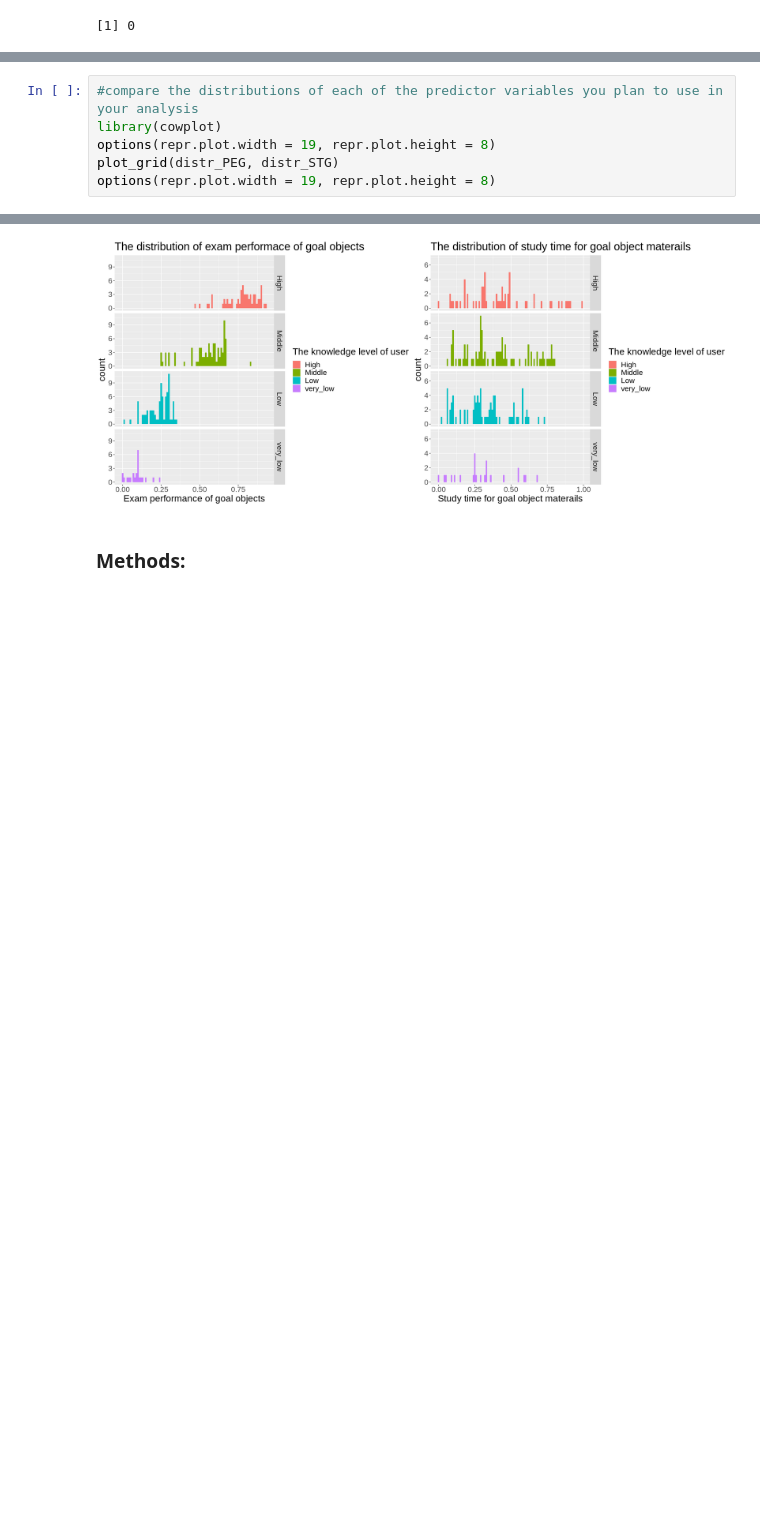
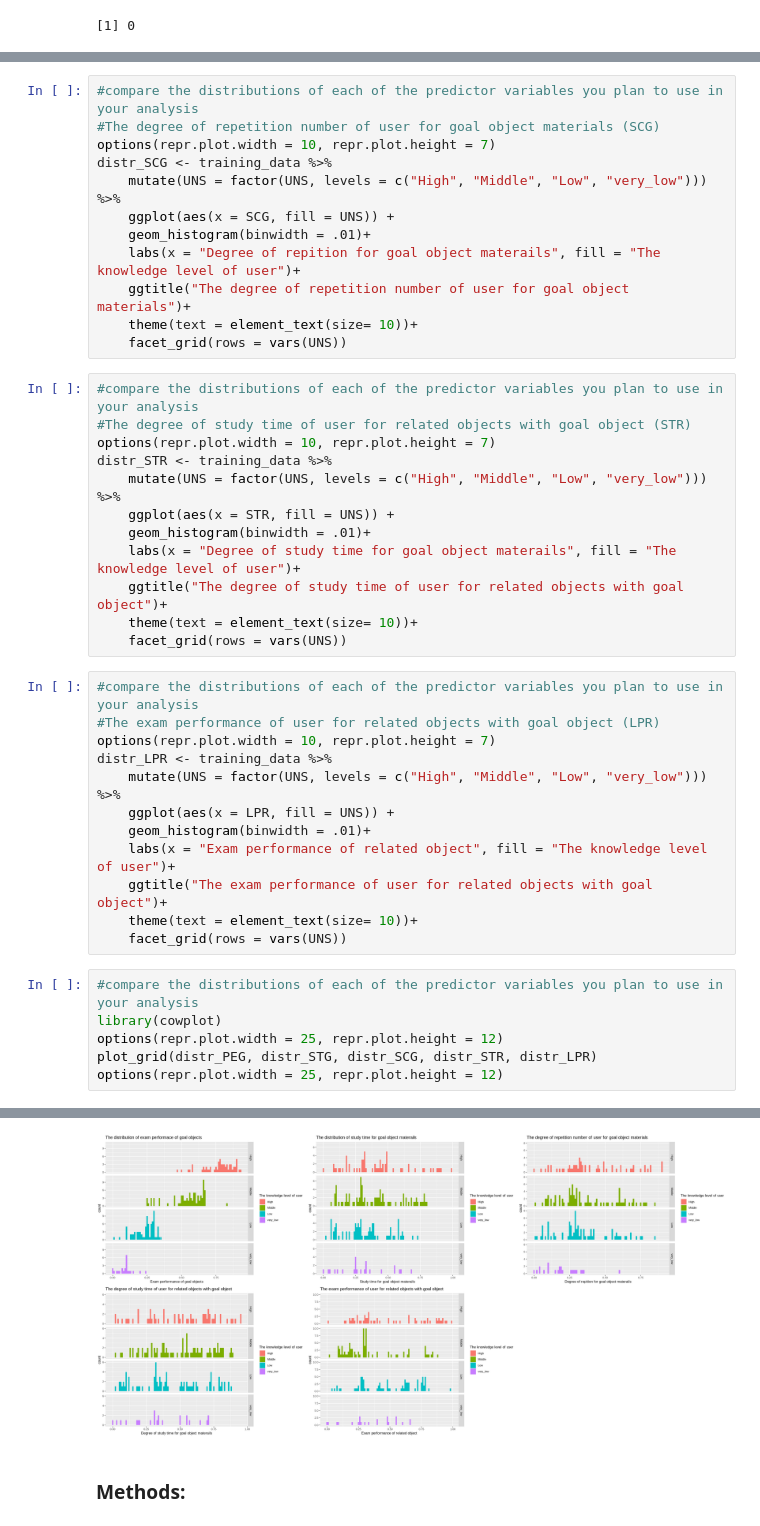
Before and after one commit to namyasharmaa/DSCI-100-Project, a Jupyter notebook: project_proposal.ipynb, the cells around one changed output, grey strips where cells are left out. Cells and saved outputs as stored; diff of their text form; blank space fills up the shorter version.

```diff
--- a/project_proposal.ipynb
+++ b/project_proposal.ipynb
@@ -258,7 +124,43 @@ distr_STG
+# %%
+#compare the distributions of each of the predictor variables you plan to use in your analysis
+#The degree of repetition number of user for goal object materials (SCG)
+options(repr.plot.width = 10, repr.plot.height = 7)
+distr_SCG <- training_data %>%
+    mutate(UNS = factor(UNS, levels = c("High", "Middle", "Low", "very_low"))) %>%
+    ggplot(aes(x = SCG, fill = UNS)) +
+    geom_histogram(binwidth = .01)+
+    labs(x = "Degree of repition for goal object materails", fill = "The knowledge level of user")+
+    ggtitle("The degree of repetition number of user for goal object materials")+
+    theme(text = element_text(size= 10))+
+    facet_grid(rows = vars(UNS))
+# %%
+#compare the distributions of each of the predictor variables you plan to use in your analysis
+#The degree of study time of user for related objects with goal object (STR)
+options(repr.plot.width = 10, repr.plot.height = 7)
+distr_STR <- training_data %>%
+    mutate(UNS = factor(UNS, levels = c("High", "Middle", "Low", "very_low"))) %>%
+    ggplot(aes(x = STR, fill = UNS)) +
+    geom_histogram(binwidth = .01)+
+    labs(x = "Degree of study time for goal object materails", fill = "The knowledge level of user")+
+    ggtitle("The degree of study time of user for related objects with goal object")+
+    theme(text = element_text(size= 10))+
+    facet_grid(rows = vars(UNS))
+# %%
+#compare the distributions of each of the predictor variables you plan to use in your analysis
+#The exam performance of user for related objects with goal object (LPR)
+options(repr.plot.width = 10, repr.plot.height = 7)
+distr_LPR <- training_data %>%
+    mutate(UNS = factor(UNS, levels = c("High", "Middle", "Low", "very_low"))) %>%
+    ggplot(aes(x = LPR, fill = UNS)) +
+    geom_histogram(binwidth = .01)+
+    labs(x = "Exam performance of related object", fill = "The knowledge level of user")+
+    ggtitle("The exam performance of user for related objects with goal object")+
+    theme(text = element_text(size= 10))+
+    facet_grid(rows = vars(UNS))
 # %%
 #compare the distributions of each of the predictor variables you plan to use in your analysis
 library(cowplot)
-options(repr.plot.width = 19, repr.plot.height = 8)
-plot_grid(distr_PEG, distr_STG)
-options(repr.plot.width = 19, repr.plot.height = 8)
+options(repr.plot.width = 25, repr.plot.height = 12)
+plot_grid(distr_PEG, distr_STG, distr_SCG, distr_STR, distr_LPR)
+options(repr.plot.width = 25, repr.plot.height = 12)
 # %% [output]
@@ -267,4 +167,4 @@ Warning message:
-[figure, old version]
+[figure, new version]
 # %% [markdown]
 ### Methods:
 # %% [markdown]
```
Also changed, not shown: parts of 9 cells of this notebook.
